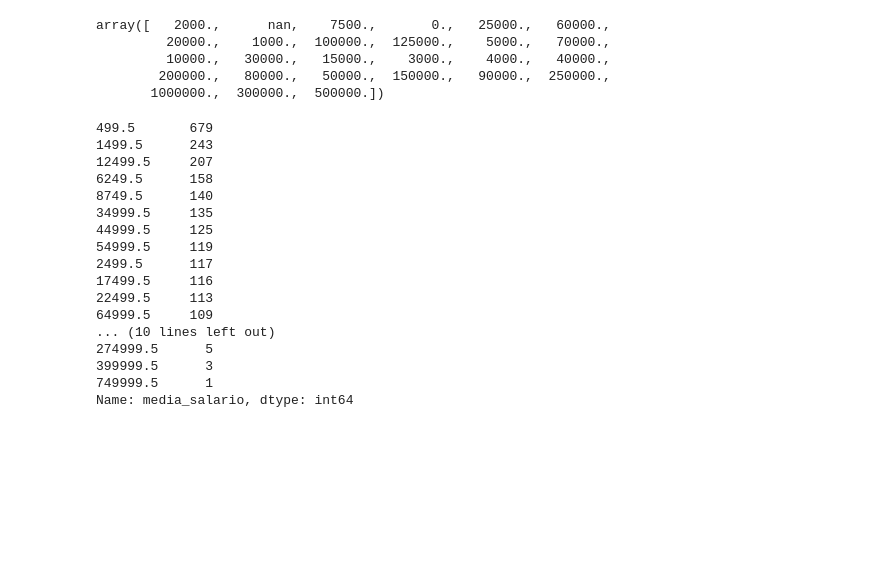
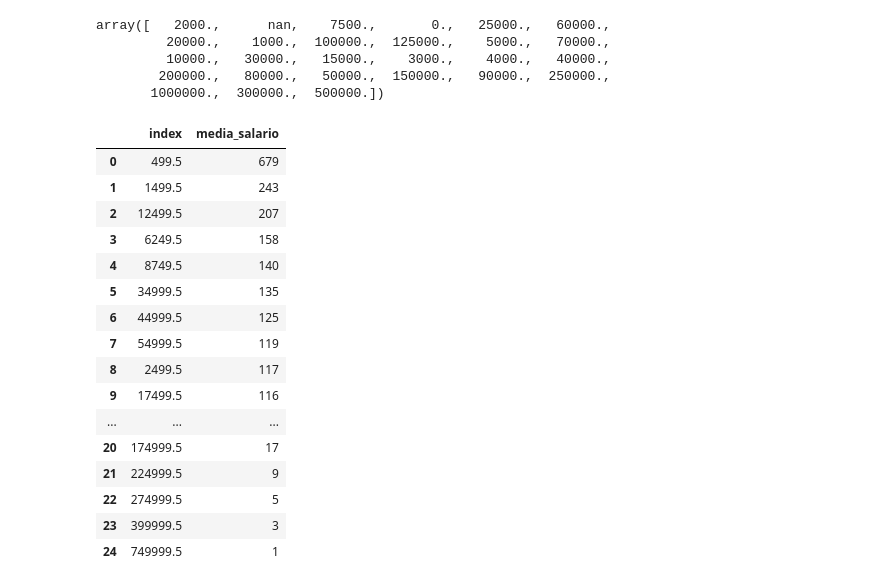
Before and after one commit to Adalab/project-da-promo-d-modulo-2-team-4, a Jupyter notebook: exploracion/categorias_data.ipynb, the cells around one changed output. Cells and saved outputs as stored; diff of their text form; code cells hidden in the pictures; blank space fills up the shorter version.

```diff
--- a/exploracion/categorias_data.ipynb
+++ b/exploracion/categorias_data.ipynb
@@ -115,22 +115,22 @@ array([   2000.,      nan,    7500.,       0.,   25000.,   60000.,
         200000.,   80000.,   50000.,  150000.,   90000.,  250000.,
        1000000.,  300000.,  500000.])
 # %%
-df['media_salario'].value_counts()
+df['media_salario'].value_counts().reset_index()
 # %% [output]
-499.5       679
-1499.5      243
-12499.5     207
-6249.5      158
-8749.5      140
-34999.5     135
-44999.5     125
-54999.5     119
-2499.5      117
-17499.5     116
-22499.5     113
-64999.5     109
-... (10 lines left out)
-274999.5      5
-399999.5      3
-749999.5      1
-Name: media_salario, dtype: int64
+|  | index | media_salario |
+| 0 | 499.5 | 679 |
+| 1 | 1499.5 | 243 |
+| 2 | 12499.5 | 207 |
+| 3 | 6249.5 | 158 |
+| 4 | 8749.5 | 140 |
+| 5 | 34999.5 | 135 |
+| 6 | 44999.5 | 125 |
+| 7 | 54999.5 | 119 |
+| 8 | 2499.5 | 117 |
+| 9 | 17499.5 | 116 |
+| ... | ... | ... |
+| 20 | 174999.5 | 17 |
+| 21 | 224999.5 | 9 |
+| 22 | 274999.5 | 5 |
+| 23 | 399999.5 | 3 |
+| 24 | 749999.5 | 1 |
```
Also changed, not shown: parts of 6 cells of this notebook, 2 other files.
